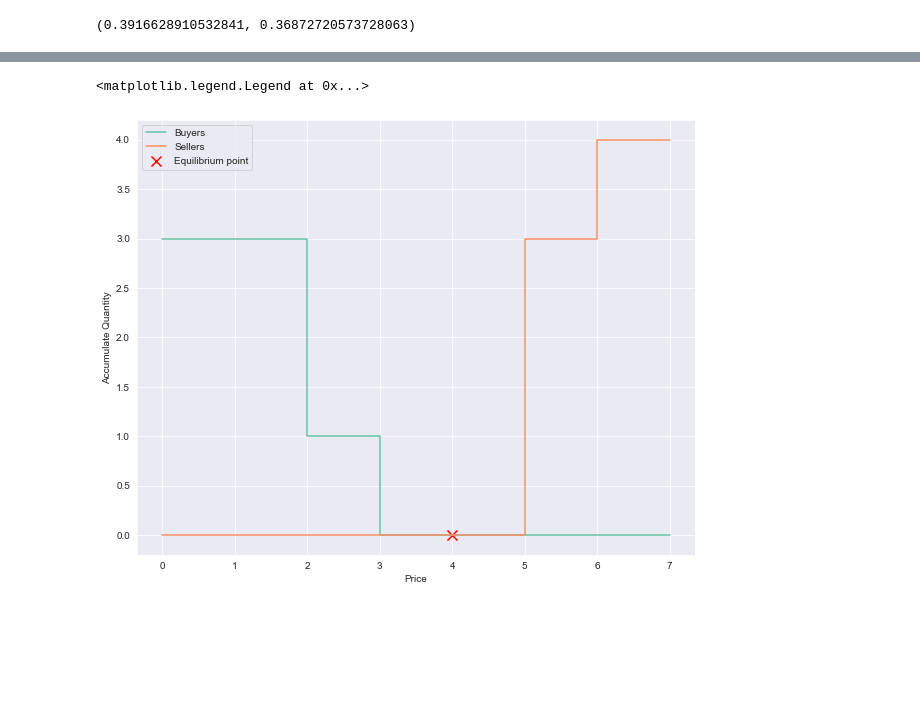
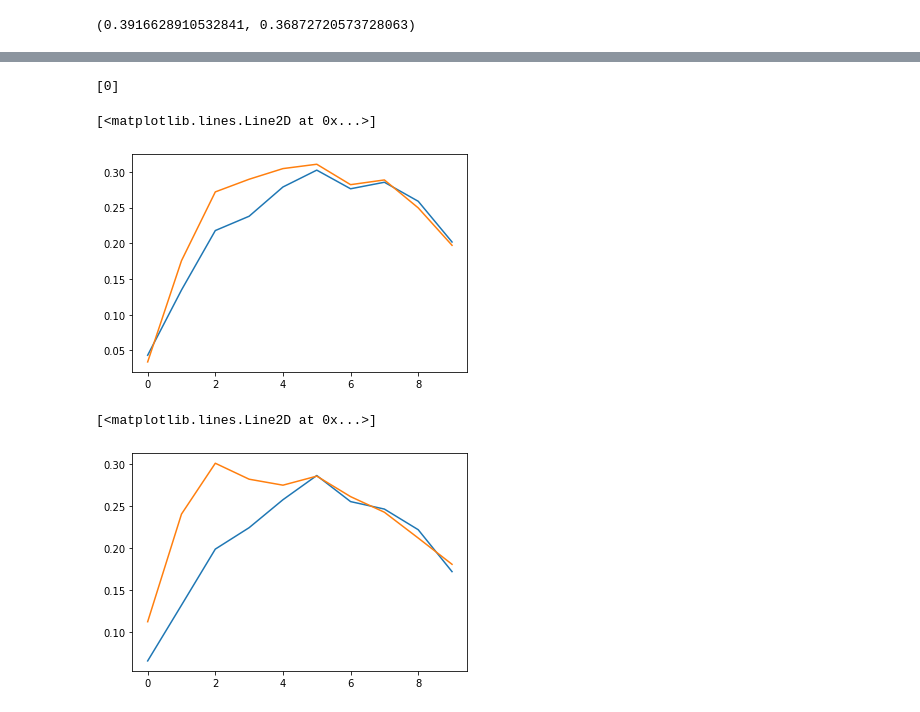
Before and after one commit to HarmoniaLeo/prophesee-automotive-dataset-toolbox, a Jupyter notebook: experiments3.ipynb, the cells around one changed output, grey strips where cells are left out. Drawn from its saved outputs; the diff is of its cells as text; code cells hidden in the pictures; blank space fills up the shorter version.

```diff
--- a/experiments3.ipynb
+++ b/experiments3.ipynb
@@ -231,14 +189,58 @@ plt.legend()
-# %%
-buyers =[3,3,3,3,1,1,0,0,0,0,0,0,0,0]
-selles =[0,0,0,0,0,0,0,0,0,0,3,3,4,4]
-price = [0,1,1,2,2,3,3,4,4,5,5,6,6,7]
-plt.figure(figsize=(10, 8))
-sns.lineplot(price,buyers,label="Buyers",estimator=None,sort=False)
-sns.lineplot(price,selles,label="Sellers",estimator=None,sort=False)
-plt.scatter([4],[0],marker="x",color="red",s=100,label="Equilibrium point")
-plt.xlabel("Price")
-plt.ylabel("Accumulate Quantity")
-plt.legend()
-# %% [output]
-<matplotlib.legend.Legend at 0x...>
-[figure, removed]
+# %%
+import numpy as np
+
+def nms(dets):
+    """"Pure Python NMS baseline."""
+    x1 = dets[:, 1]  #xmin
+    y1 = dets[:, 2]  #ymin
+    x2 = dets[:, 3]  #xmax
+    y2 = dets[:, 4]  #ymax
+
+    areas = (x2 - x1) * (y2 - y1)                 # the size of bbox
+    order = np.arange(len(dets))                        # sort bounding boxes by decreasing order
+
+    keep = []                                             # store the final bounding boxes
+    while order.size > 0:
+        i = order[0]                                      #the index of the bbox with highest confidence
+        keep.append(i)                                    #save it to keep
+        xx1 = np.maximum(x1[i], x1[order[1:]])
+        yy1 = np.maximum(y1[i], y1[order[1:]])
+        xx2 = np.minimum(x2[i], x2[order[1:]])
+        yy2 = np.minimum(y2[i], y2[order[1:]])
+
+        w = np.maximum(1e-28, xx2 - xx1)
+        h = np.maximum(1e-28, yy2 - yy1)
+        inter = w * h
+
+        # Cross Area / (bbox + particular area - Cross Area)
+        ovr = inter / (areas[i] + areas[order[1:]] - inter)
+        #reserve all the boundingbox whose ovr less than thresh
+        inds = np.where(ovr <= 0)[0]
+        if len(inds) > 0:
+            keep.pop()
+        order = order[inds + 1]
+
+    return keep
+
+bboxes = np.array([[0,100,100,150,150],[0,50,50,75,75],[0,125,125,175,175]])
+nms(bboxes)
+# %% [output]
+[0]
+# %%
+import matplotlib.pyplot as plt
+
+basic = np.array([0.04321211022821541, 0.13449175996840818, 0.2177550517723027, 0.23778049988007804, 0.2787323098662629, 0.30233045601969716, 0.27622818231639534, 0.28535739101117746, 0.2587405676057085, 0.20172138693665467])
+basic_long = np.array([0.033854172180489854, 0.17553559989643974, 0.27185577625297586, 0.28957303565771947, 0.3044724732550195, 0.31057294509071365, 0.2819844447221353, 0.28859065892317737, 0.24950537234511044, 0.19708982917743956])
+plt.plot(np.arange(len(basic)),basic)
+plt.plot(np.arange(len(basic_long)),basic_long)
+# %% [output]
+[<matplotlib.lines.Line2D at 0x...>]
+[figure, added]
+# %%
+basic = np.array([0.06580303343218191, 0.13207760832771978, 0.19872704307009362, 0.22418933087051682, 0.2574223096727529, 0.286192996302612, 0.2552010477579681, 0.24629955815833157, 0.2217762669610076, 0.17194051350971187])
+basic_long = np.array([0.11240081131261988, 0.2403517883021663, 0.3007962050254362, 0.2818222378851376, 0.2747272285223242, 0.2854716793033412, 0.2611101042388837, 0.24255497252910457, 0.21188641847908607, 0.18064686851118056])
+plt.plot(np.arange(len(basic)),basic)
+plt.plot(np.arange(len(basic_long)),basic_long)
+# %% [output]
+[<matplotlib.lines.Line2D at 0x...>]
+[figure, added]
```
Also changed, not shown: parts of 12 cells of this notebook, 5 other files.
